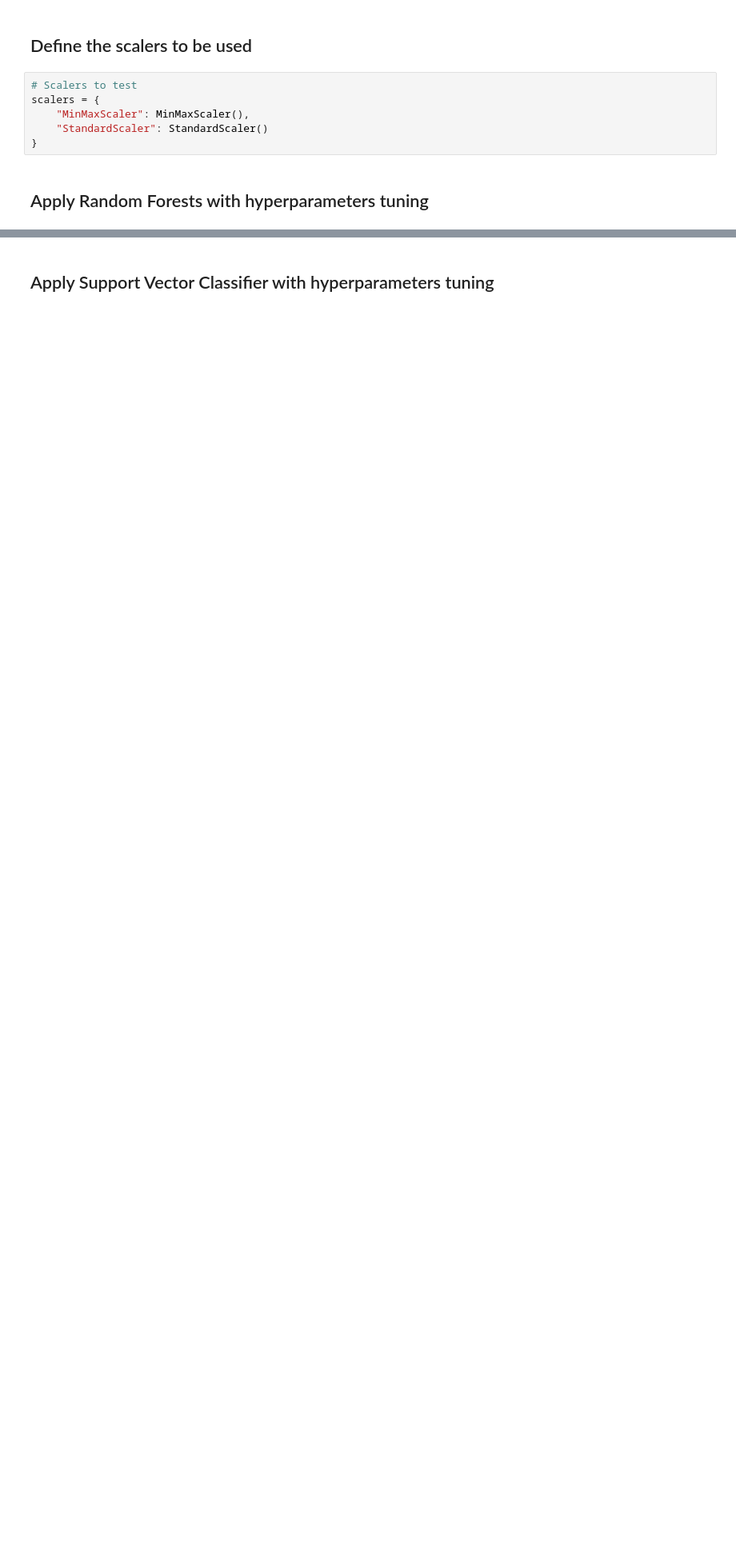
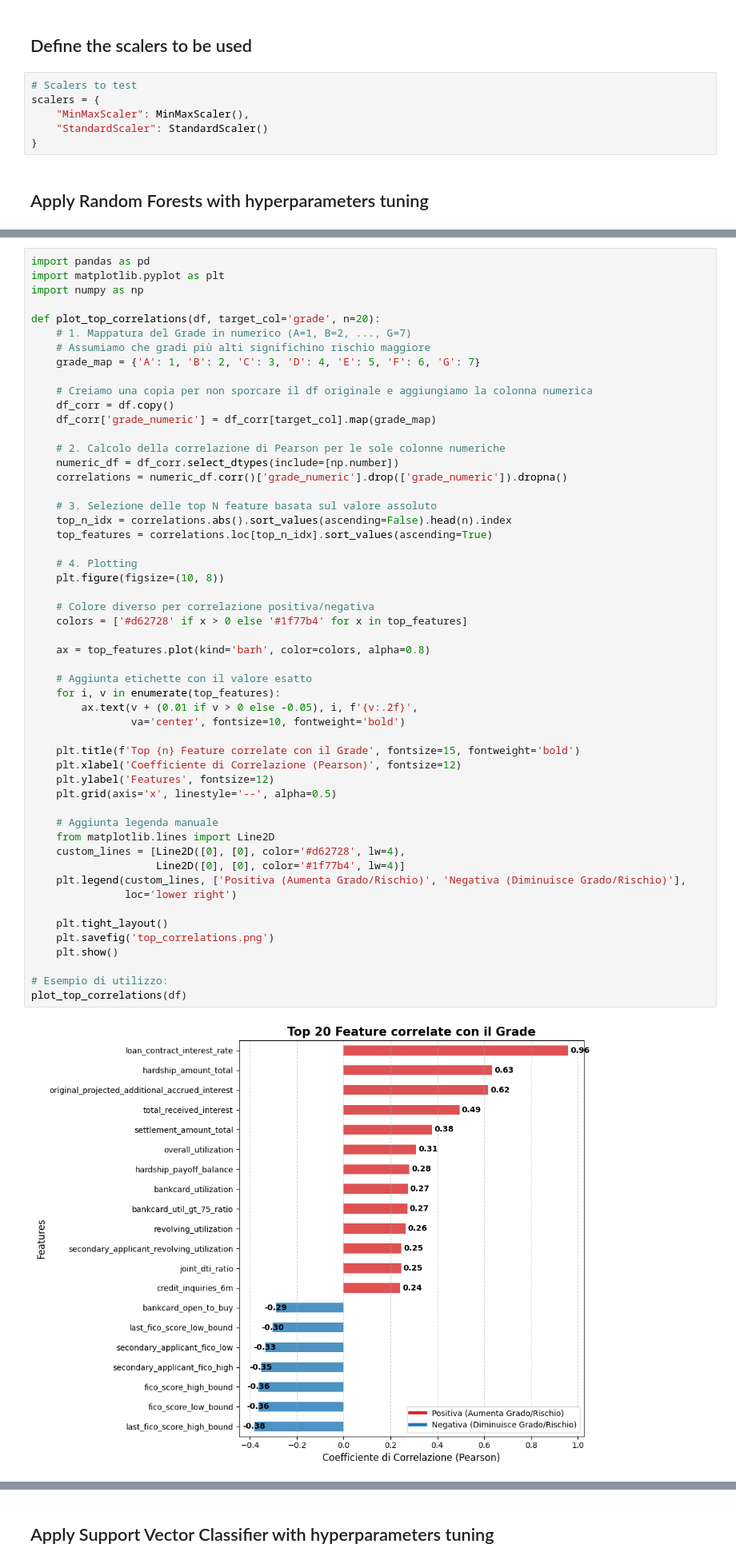
Before and after one commit to gabb-OS/loan-risk-rating-prediction, a Jupyter notebook: src/train.ipynb, the cells around one changed output, grey strips where cells are left out. Shown at 80% size. Saved outputs shown, nothing was run; the diff lists cells and outputs as text; blank space fills up the shorter version.

```diff
--- a/src/train.ipynb
+++ b/src/train.ipynb
@@ -947,0 +984,55 @@ for name, scaler in scalers.items():
+# %%
+import pandas as pd
+import matplotlib.pyplot as plt
+import numpy as np
+
+def plot_top_correlations(df, target_col='grade', n=20):
+    # 1. Mappatura del Grade in numerico (A=1, B=2, ..., G=7)
+    # Assumiamo che gradi più alti significhino rischio maggiore
+    grade_map = {'A': 1, 'B': 2, 'C': 3, 'D': 4, 'E': 5, 'F': 6, 'G': 7}
+
+    # Creiamo una copia per non sporcare il df originale e aggiungiamo la colonna numerica
+    df_corr = df.copy()
+    df_corr['grade_numeric'] = df_corr[target_col].map(grade_map)
+
+    # 2. Calcolo della correlazione di Pearson per le sole colonne numeriche
+    numeric_df = df_corr.select_dtypes(include=[np.number])
+    correlations = numeric_df.corr()['grade_numeric'].drop(['grade_numeric']).dropna()
+
+    # 3. Selezione delle top N feature basata sul valore assoluto
+    top_n_idx = correlations.abs().sort_values(ascending=False).head(n).index
+    top_features = correlations.loc[top_n_idx].sort_values(ascending=True)
+
+    # 4. Plotting
+    plt.figure(figsize=(10, 8))
+
+    # Colore diverso per correlazione positiva/negativa
+    colors = ['#d62728' if x > 0 else '#1f77b4' for x in top_features]
+
+    ax = top_features.plot(kind='barh', color=colors, alpha=0.8)
+
+    # Aggiunta etichette con il valore esatto
+    for i, v in enumerate(top_features):
+        ax.text(v + (0.01 if v > 0 else -0.05), i, f'{v:.2f}',
+                va='center', fontsize=10, fontweight='bold')
+
+    plt.title(f'Top {n} Feature correlate con il Grade', fontsize=15, fontweight='bold')
+    plt.xlabel('Coefficiente di Correlazione (Pearson)', fontsize=12)
+    plt.ylabel('Features', fontsize=12)
+    plt.grid(axis='x', linestyle='--', alpha=0.5)
+
+    # Aggiunta legenda manuale
+    from matplotlib.lines import Line2D
+    custom_lines = [Line2D([0], [0], color='#d62728', lw=4),
+                    Line2D([0], [0], color='#1f77b4', lw=4)]
+    plt.legend(custom_lines, ['Positiva (Aumenta Grado/Rischio)', 'Negativa (Diminuisce Grado/Rischio)'],
+               loc='lower right')
+
+    plt.tight_layout()
+    plt.savefig('top_correlations.png')
+    plt.show()
+
+# Esempio di utilizzo:
+plot_top_correlations(df)
+# %% [output]
+[figure, added]
```
Also changed, not shown: parts of 26 cells of this notebook.
